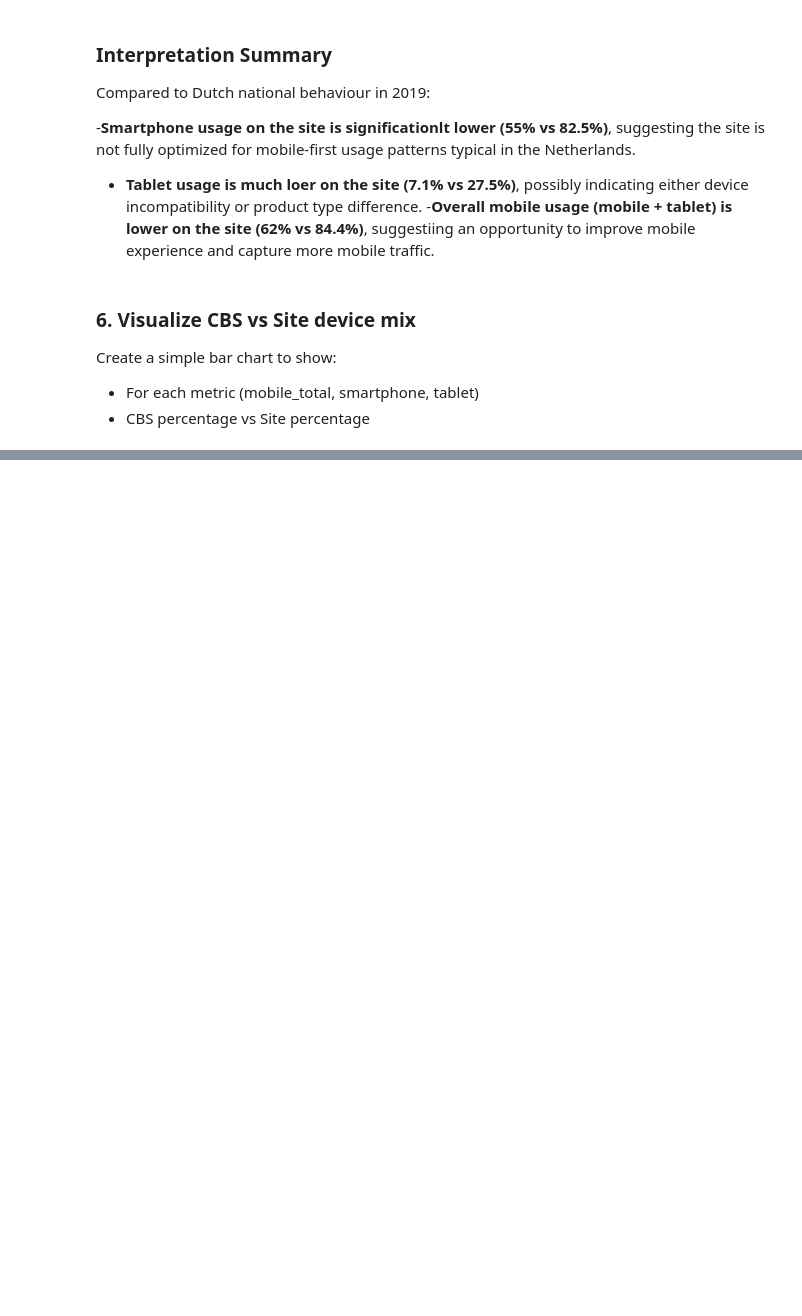
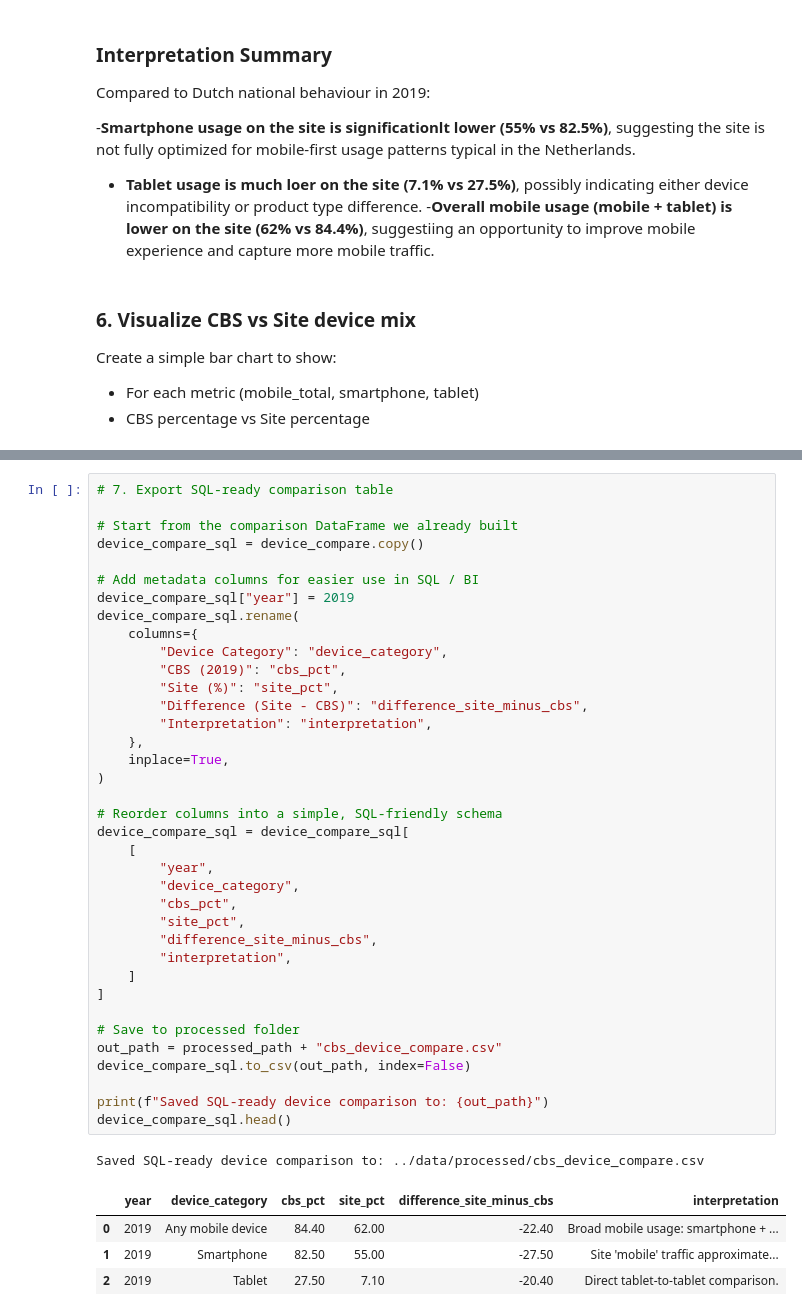
Before and after one commit to lauren-haan-gilbert/customer-behaviour-insight-engine, a Jupyter notebook: notebooks/06c_cbs_integration.ipynb, the cells around one changed output, grey strips where cells are left out. Drawn from its saved outputs; the diff is of its cells as text; blank space fills up the shorter version.

Commit message:
Added SQL-ready comparison table

```diff
--- a/notebooks/06c_cbs_integration.ipynb
+++ b/notebooks/06c_cbs_integration.ipynb
@@ -271,0 +321,43 @@ plt.show()
+# %%
+# 7. Export SQL-ready comparison table
+
+# Start from the comparison DataFrame we already built
+device_compare_sql = device_compare.copy()
+
+# Add metadata columns for easier use in SQL / BI
+device_compare_sql["year"] = 2019
+device_compare_sql.rename(
+    columns={
+        "Device Category": "device_category",
+        "CBS (2019)": "cbs_pct",
+        "Site (%)": "site_pct",
+        "Difference (Site - CBS)": "difference_site_minus_cbs",
+        "Interpretation": "interpretation",
+    },
+    inplace=True,
+)
+
+# Reorder columns into a simple, SQL-friendly schema
+device_compare_sql = device_compare_sql[
+    [
+        "year",
+        "device_category",
+        "cbs_pct",
+        "site_pct",
+        "difference_site_minus_cbs",
+        "interpretation",
+    ]
+]
+
+# Save to processed folder
+out_path = processed_path + "cbs_device_compare.csv"
+device_compare_sql.to_csv(out_path, index=False)
+
+print(f"Saved SQL-ready device comparison to: {out_path}")
+device_compare_sql.head()
+# %% [output]
+Saved SQL-ready device comparison to: ../data/processed/cbs_device_compare.csv
+|  | year | device_category | cbs_pct | site_pct | difference_site_minus_cbs | interpretation |
+| 0 | 2019 | Any mobile device | 84.40 | 62.00 | -22.40 | Broad mobile usage: smartphone + ... |
+| 1 | 2019 | Smartphone | 82.50 | 55.00 | -27.50 | Site 'mobile' traffic approximate... |
+| 2 | 2019 | Tablet | 27.50 | 7.10 | -20.40 | Direct tablet-to-tablet comparison. |
```
Also changed, not shown: parts of 5 cells of this notebook, 2 other files.
